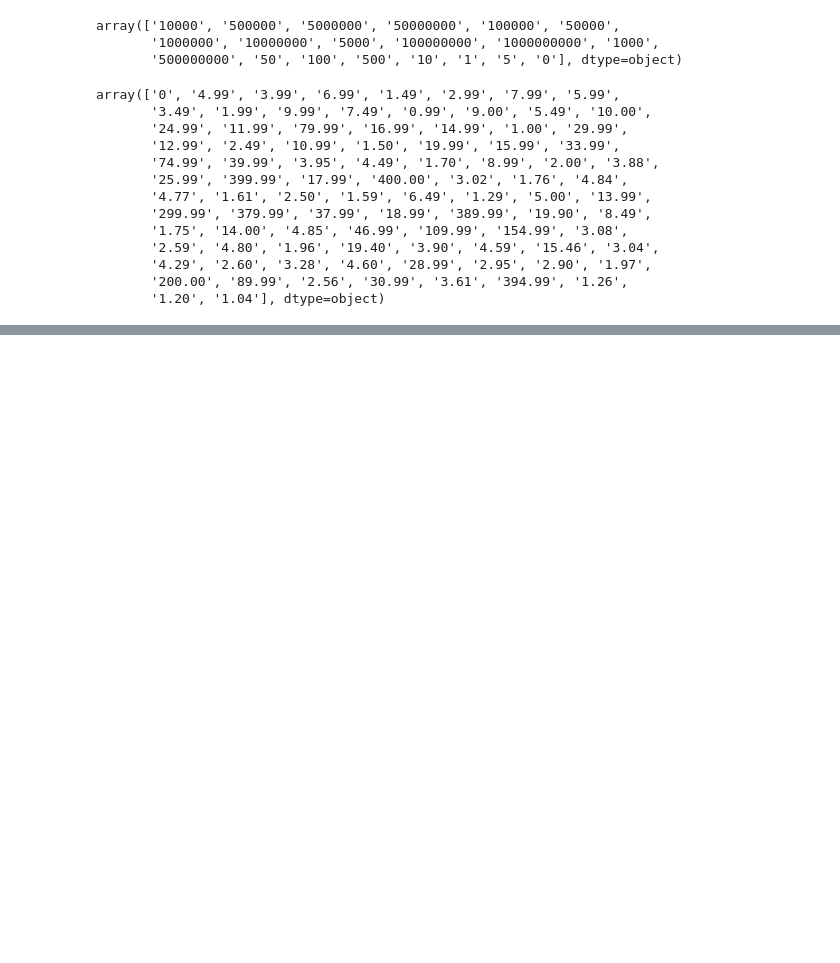
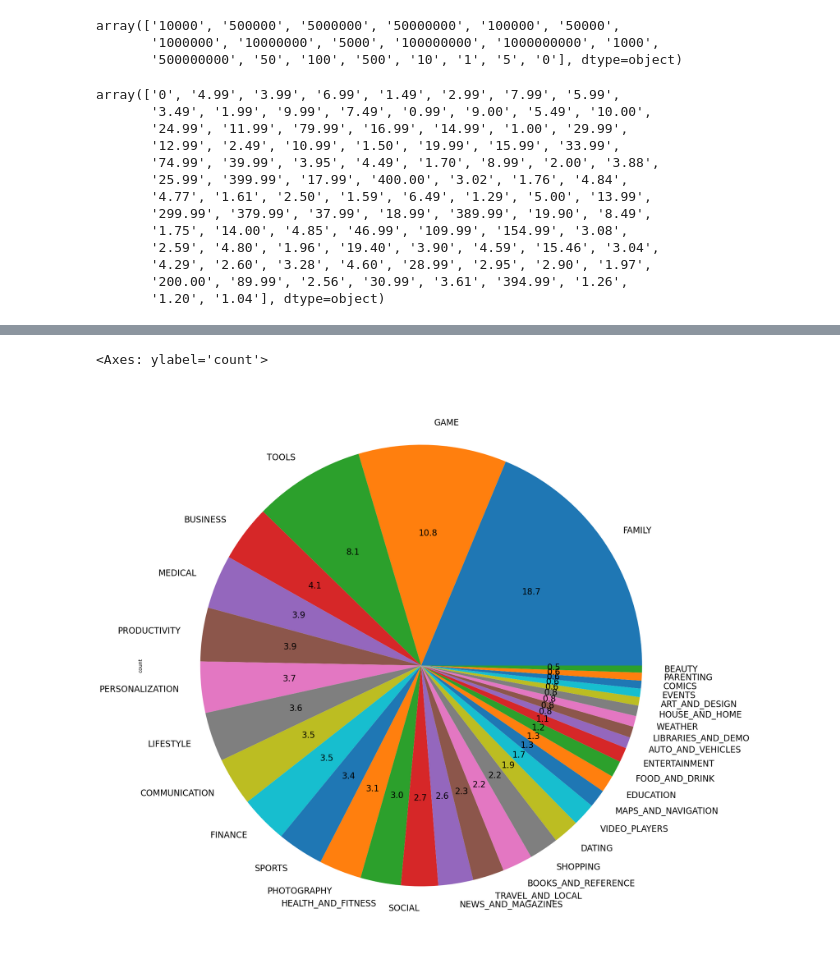
Before and after one commit to BehlimAmaan/Exploratory-Data-Analysis, a Jupyter notebook: EDA and Feature Engineering on Google Play Store Dataset/Google_Play_Store.ipynb, the cells around one changed output, grey strips where cells are left out. Cells and saved outputs as stored; diff of their text form; code cells hidden in the pictures; blank space fills up the shorter version.

```diff
--- a/EDA and Feature Engineering on Google Play Store Dataset/Google_Play_Store.ipynb
+++ b/EDA and Feature Engineering on Google Play Store Dataset/Google_Play_Store.ipynb
@@ -389,0 +520,5 @@ dff.to_csv('Clean_PlayStore.csv')
+# %%
+dff['Category'].value_counts().plot.pie(y=dff['Category'],fontsize=17,figsize=(20,20),autopct='%1.1f')
+# %% [output]
+<Axes: ylabel='count'>
+[figure, added]
```
Also changed, not shown: parts of 24 cells of this notebook.
